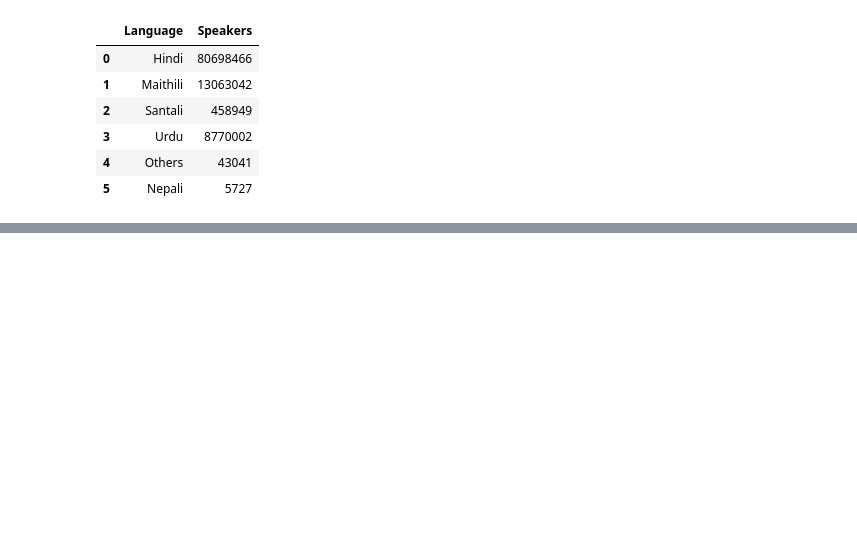
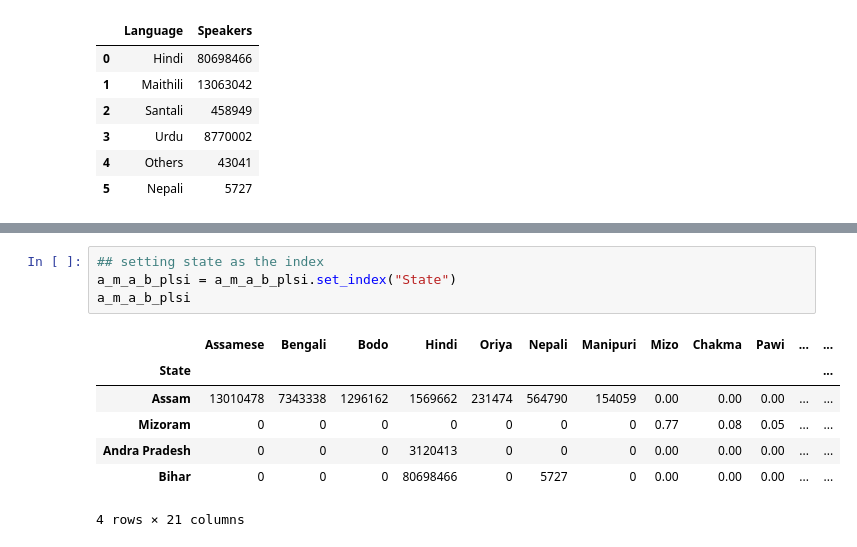
Before and after one commit to squishridyvi/Geographical-Distribution-Mapping-of-Dravidian-Languages-, a Jupyter notebook: Geographical Distribution of Dravidian Languages.ipynb, the cells around one changed output, grey strips where cells are left out. Saved outputs shown, nothing was run; the diff lists cells and outputs as text; blank space fills up the shorter version.

```diff
--- a/Geographical Distribution of Dravidian Languages.ipynb
+++ b/Geographical Distribution of Dravidian Languages.ipynb
@@ -2561,0 +2573,12 @@ plt.title("Top Languages Spoken in Bihar (2001)");
+# %%
+## setting state as the index
+a_m_a_b_plsi = a_m_a_b_plsi.set_index("State")
+a_m_a_b_plsi
+# %% [output]
+|  | Assamese | Bengali | Bodo | Hindi | Oriya | Nepali | Manipuri | Mizo | Chakma | Pawi | ... | ... |
+| State |  |  |  |  |  |  |  |  |  |  |  | ... |
+| Assam | 13010478 | 7343338 | 1296162 | 1569662 | 231474 | 564790 | 154059 | 0.00 | 0.00 | 0.00 | ... | ... |
+| Mizoram | 0 | 0 | 0 | 0 | 0 | 0 | 0 | 0.77 | 0.08 | 0.05 | ... | ... |
+| Andra Pradesh | 0 | 0 | 0 | 3120413 | 0 | 0 | 0 | 0.00 | 0.00 | 0.00 | ... | ... |
+| Bihar | 0 | 0 | 0 | 80698466 | 0 | 5727 | 0 | 0.00 | 0.00 | 0.00 | ... | ... |
+4 rows × 21 columns
```
Also changed, not shown: parts of 5 cells of this notebook.
